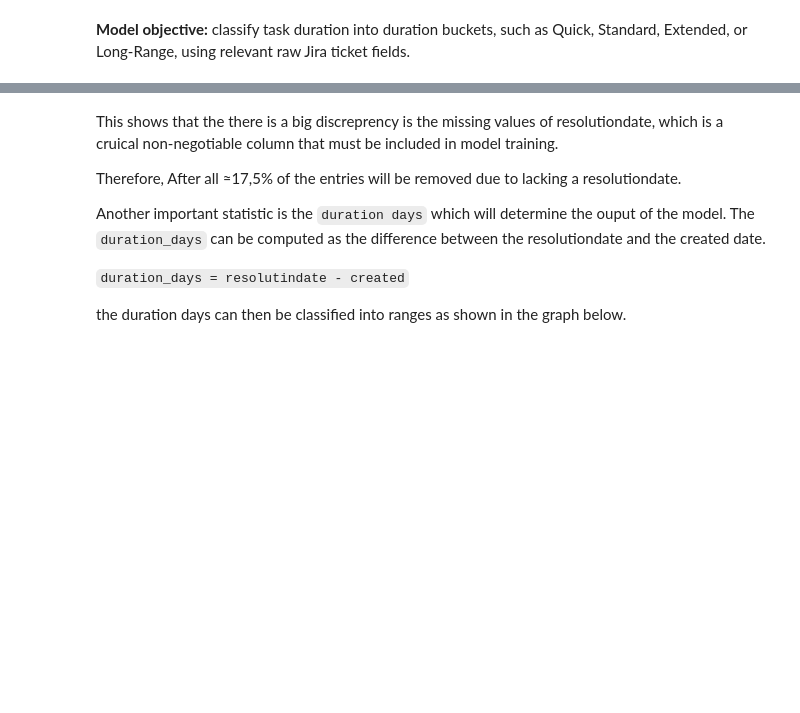
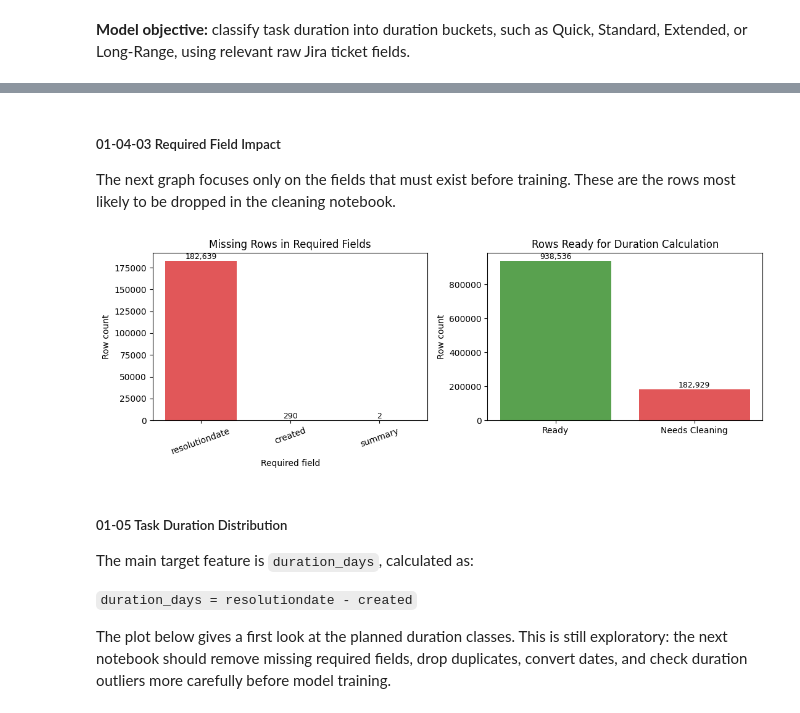
Before and after one commit to OmarElgaafary/Task-Duration-Classifier, a Jupyter notebook: notebooks/01_exploratory_data_analysis.ipynb, the cells around one changed output, grey strips where cells are left out. Cells and saved outputs as stored; diff of their text form; code cells hidden in the pictures; blank space fills up the shorter version.

```diff
--- a/notebooks/01_exploratory_data_analysis.ipynb
+++ b/notebooks/01_exploratory_data_analysis.ipynb
@@ -112,11 +145,41 @@ plt.show()
+# %% [markdown]
+##### 01-04-03 Required Field Impact
+
+The next graph focuses only on the fields that must exist before training. These are the rows most likely to be dropped in the cleaning notebook.
+# %%
+required_columns = ["created", "resolutiondate", "summary"]
+required_missing = ticket_df[required_columns].isna().sum().sort_values(ascending=False)
+rows_missing_any_required = ticket_df[required_columns].isna().any(axis=1).sum()
+rows_ready_for_duration = len(ticket_df) - rows_missing_any_required
+
+fig, axes = plt.subplots(1, 2, figsize=(11, 4))
+
+axes[0].bar(required_missing.index, required_missing.values, color="#E15759")
+axes[0].set_title("Missing Rows in Required Fields")
+axes[0].set_xlabel("Required field")
+axes[0].set_ylabel("Row count")
+axes[0].tick_params(axis="x", rotation=20)
+
+for index, value in enumerate(required_missing.values):
+    axes[0].text(index, value, f"{value:,}", ha="center", va="bottom", fontsize=9)
+
+axes[1].bar(["Ready", "Needs Cleaning"], [rows_ready_for_duration, rows_missing_any_required], color=["#59A14F", "#E15759"])
+axes[1].set_title("Rows Ready for Duration Calculation")
+axes[1].set_ylabel("Row count")
+
+for index, value in enumerate([rows_ready_for_duration, rows_missing_any_required]):
+    axes[1].text(index, value, f"{value:,}", ha="center", va="bottom", fontsize=9)
+
+plt.tight_layout()
+plt.show()
+# %% [output]
+[figure, added]
 # %% [markdown]
-This shows that the there is a big discreprency is the missing values of resolutiondate, which is a cruical non-negotiable column that must be included in model training.
+##### 01-05 Task Duration Distribution
 
-Therefore, After all ≈17,5% of the entries will be removed due to lacking a resolutiondate.
+The main target feature is `duration_days`, calculated as:
 
-Another important statistic is the `duration days` which will determine the ouput of the model. The `duration_days` can be computed as the difference between the resolutiondate and the created date.
+`duration_days = resolutiondate - created`
 
-`duration_days = resolutindate - created`
-
-the duration days can then be classified into ranges as shown in the graph below.
+The plot below gives a first look at the planned duration classes. This is still exploratory: the next notebook should remove missing required fields, drop duplicates, convert dates, and check duration outliers more carefully before model training.
 # %%
```
Also changed, not shown: parts of 20 cells of this notebook.
